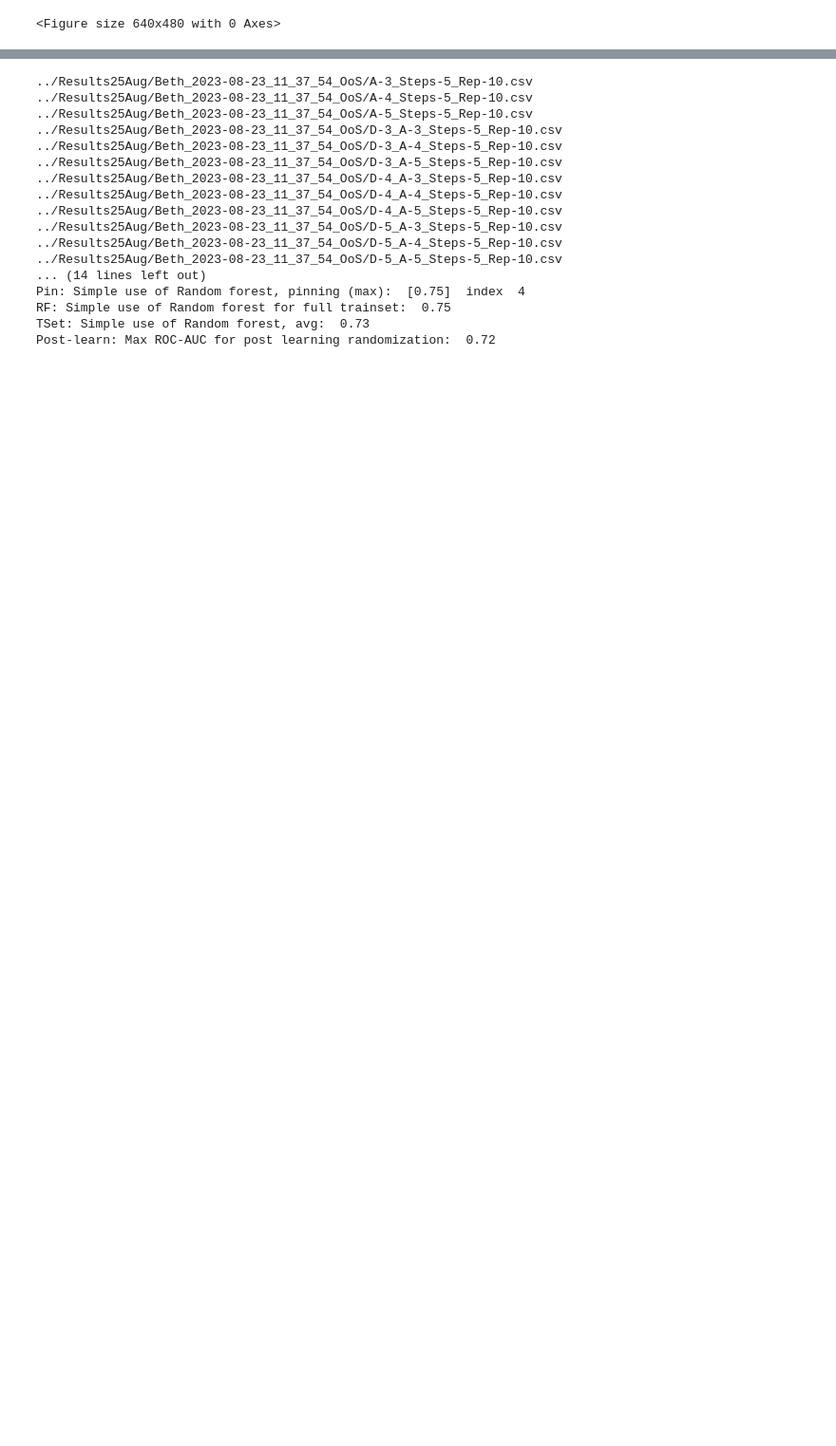
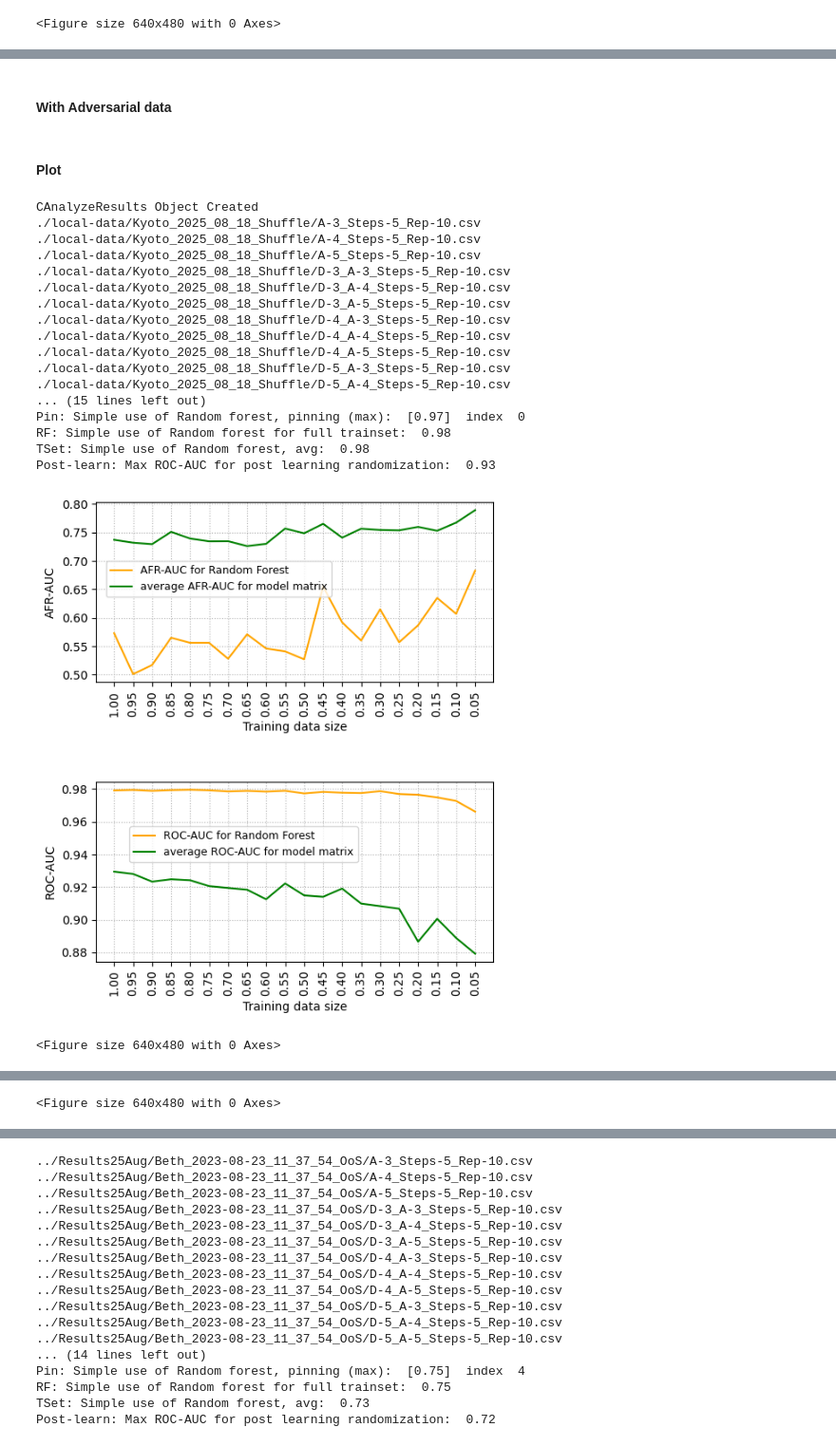
Before and after one commit to apachetechnology/AdvFailureCurves, a Jupyter notebook: nbPlotResults.ipynb, the cells around one changed output, grey strips where cells are left out. Shown at 95% size. Drawn from its saved outputs; the diff is of its cells as text; code cells hidden in the pictures; blank space fills up the shorter version.

Commit message:
update plots

```diff
--- a/nbPlotResults.ipynb
+++ b/nbPlotResults.ipynb
@@ -46,29 +44,0 @@ Post-learn: Max ROC-AUC for post learning randomization:  0.97
-# %%
-listDSResults = [
-    '../Results25Aug23/Kyoto_2023-08-21_14_36_44',
-    './local-data/Kyoto_2025_07_22',
-    './local-data/Kyoto_2025_08_17',
-]
-
-listTitle = [
-    'Kyoto, Total: (60000, 13) Training: (6000, 13)',
-    'Kyoto, Total: (63000, 13) Training: (6300, 13)',
-    'Kyoto, Total: (63000, 13) Training: (6300, 13)',
-]
-
-listOutDir = [
-    './local-data/Results25Aug23_results/',
-    './local-data/Kyoto_2025_07_22_results/',
-    './local-data/Kyoto_2025_08_17_results',
-]
-
-nI = 2
-
-strToken = '_Kyoto'
-nRepeats = 10
-nSteps = 5
-listSelectedClassifier = [3, 4, 5]
-
-obj.Plot_RTrain_Results(listTitle[nI],
-                        listDSResults[nI], listOutDir[nI], strToken,
-                        listSelectedClassifier, nSteps, nRepeats)
@@ -98,0 +57,2 @@ Post-learn: Max ROC-AUC for post learning randomization:  0.93
+# %% [markdown]
+#### With Adversarial data
@@ -98,0 +68,32 @@ Post-learn: Max ROC-AUC for post learning randomization:  0.93
+# %% [markdown]
+#### Plot
+# %%
+nSteps = 5
+nEPOCHS = 10
+listDefClassifier = [3, 4, 5]
+listAdvClassifier = [3, 4, 5]
+# %%
+obj = CAnalyzeResults()
+obj.Plot_RTrain_Results(listTitle[nI], listDSResults[nI], listOutDir[nI], strToken,
+                        listDefClassifier, listAdvClassifier,
+                        nSteps, nEPOCHS)
+# %% [output]
+CAnalyzeResults Object Created
+./local-data/Kyoto_2025_08_18_Shuffle/A-3_Steps-5_Rep-10.csv
+./local-data/Kyoto_2025_08_18_Shuffle/A-4_Steps-5_Rep-10.csv
+./local-data/Kyoto_2025_08_18_Shuffle/A-5_Steps-5_Rep-10.csv
+./local-data/Kyoto_2025_08_18_Shuffle/D-3_A-3_Steps-5_Rep-10.csv
+./local-data/Kyoto_2025_08_18_Shuffle/D-3_A-4_Steps-5_Rep-10.csv
+./local-data/Kyoto_2025_08_18_Shuffle/D-3_A-5_Steps-5_Rep-10.csv
+./local-data/Kyoto_2025_08_18_Shuffle/D-4_A-3_Steps-5_Rep-10.csv
+./local-data/Kyoto_2025_08_18_Shuffle/D-4_A-4_Steps-5_Rep-10.csv
+./local-data/Kyoto_2025_08_18_Shuffle/D-4_A-5_Steps-5_Rep-10.csv
+./local-data/Kyoto_2025_08_18_Shuffle/D-5_A-3_Steps-5_Rep-10.csv
+./local-data/Kyoto_2025_08_18_Shuffle/D-5_A-4_Steps-5_Rep-10.csv
+... (15 lines left out)
+Pin: Simple use of Random forest, pinning (max):  [0.97]  index  0
+RF: Simple use of Random forest for full trainset:  0.98
+TSet: Simple use of Random forest, avg:  0.98
+Post-learn: Max ROC-AUC for post learning randomization:  0.93
+[figure, added]
+<Figure size 640x480 with 0 Axes>
@@ -98,0 +101 @@ Post-learn: Max ROC-AUC for post learning randomization:  0.93
+<Figure size 640x480 with 0 Axes>
```
Also changed, not shown: parts of 18 cells of this notebook, 1 other file.
